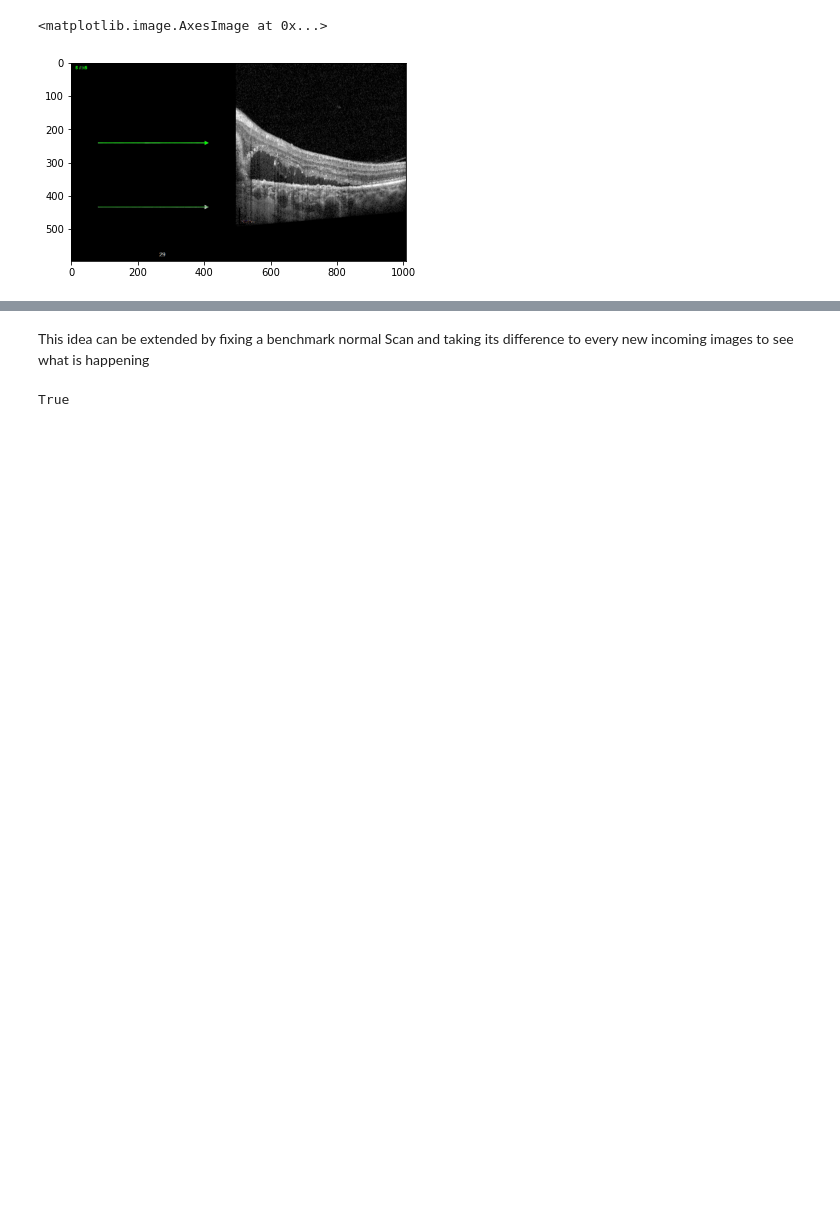
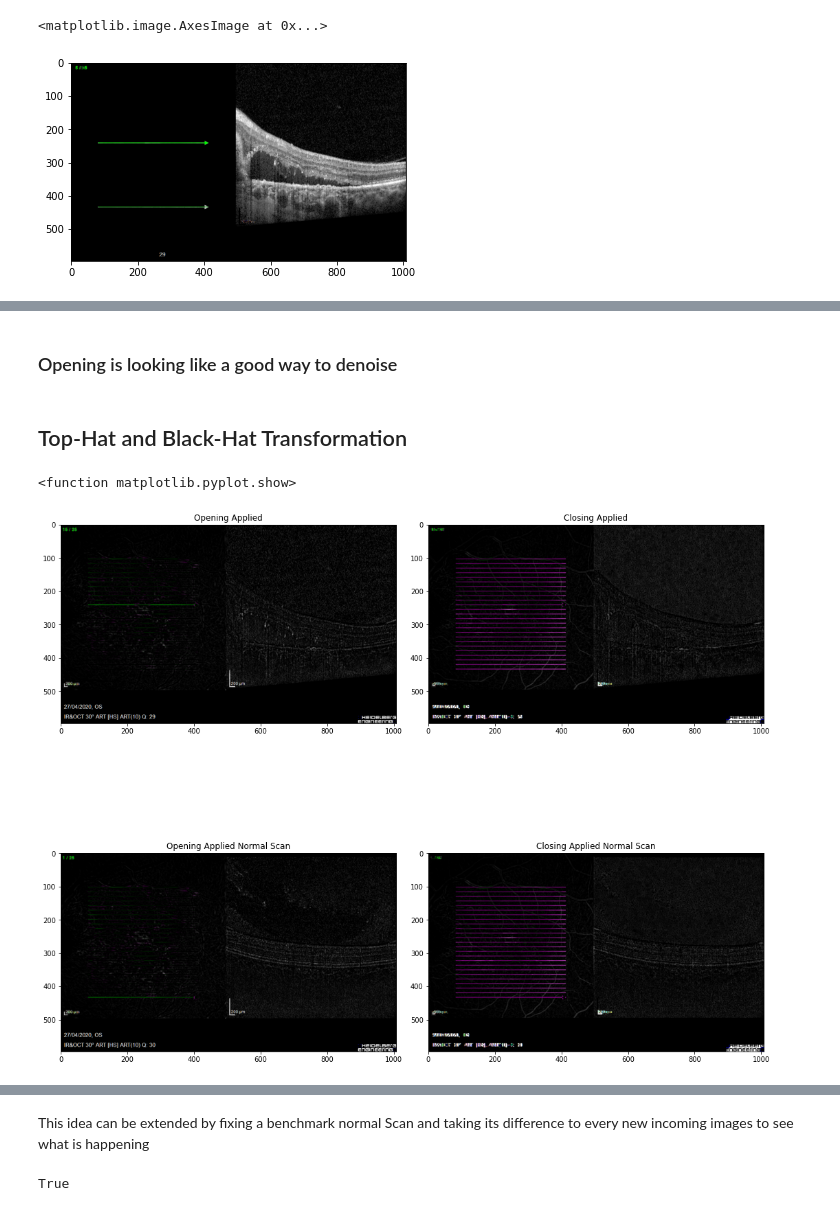
Before and after one commit to musman2012/imaging-research, a Jupyter notebook: OpenCV/WorkingwithOCTImages.ipynb, the cells around one changed output, grey strips where cells are left out. Drawn from its saved outputs; the diff is of its cells as text; code cells hidden in the pictures; blank space fills up the shorter version.

```diff
--- a/OpenCV/WorkingwithOCTImages.ipynb
+++ b/OpenCV/WorkingwithOCTImages.ipynb
@@ -118,0 +154,37 @@ plt.imshow(scan_diff(img, img_an))
+# %% [markdown]
+### Opening is looking like a good way to denoise
+# %% [markdown]
+## Top-Hat and Black-Hat Transformation
+# %%
+#kernel = np.ones((7,7),np.uint8)
+kernel = cv.getStructuringElement(cv.MORPH_ELLIPSE,(7,7))
+top_hat = cv.morphologyEx(img_an, cv.MORPH_TOPHAT, kernel) #scan_diff(img_an, opening)
+bot_hat = cv.morphologyEx(img_an, cv.MORPH_BLACKHAT, kernel) #scan_diff(closing, img_an)
+
+top_hat_n = cv.morphologyEx(img, cv.MORPH_TOPHAT, kernel) #scan_diff(img, opening_n)
+bot_hat_n = cv.morphologyEx(img, cv.MORPH_BLACKHAT, kernel) #scan_diff(closing_n, img)
+
+fig = plt.figure(figsize=(15, 15))
+plt1 = plt.subplot(221)
+plt.imshow(top_hat)
+
+plt2 = plt.subplot(222)
+plt.imshow(bot_hat)
+
+plt3 = plt.subplot(223)
+plt.imshow(top_hat_n)
+
+plt4 = plt.subplot(224)
+plt.imshow(bot_hat_n)
+
+plt1.title.set_text('Opening Applied')
+plt2.title.set_text('Closing Applied')
+
+plt3.title.set_text('Opening Applied Normal Scan')
+plt4.title.set_text('Closing Applied Normal Scan')
+
+plt.tight_layout()
+plt.show
+# %% [output]
+<function matplotlib.pyplot.show>
+[figure, added]
```
Also changed, not shown: parts of 5 cells of this notebook.
